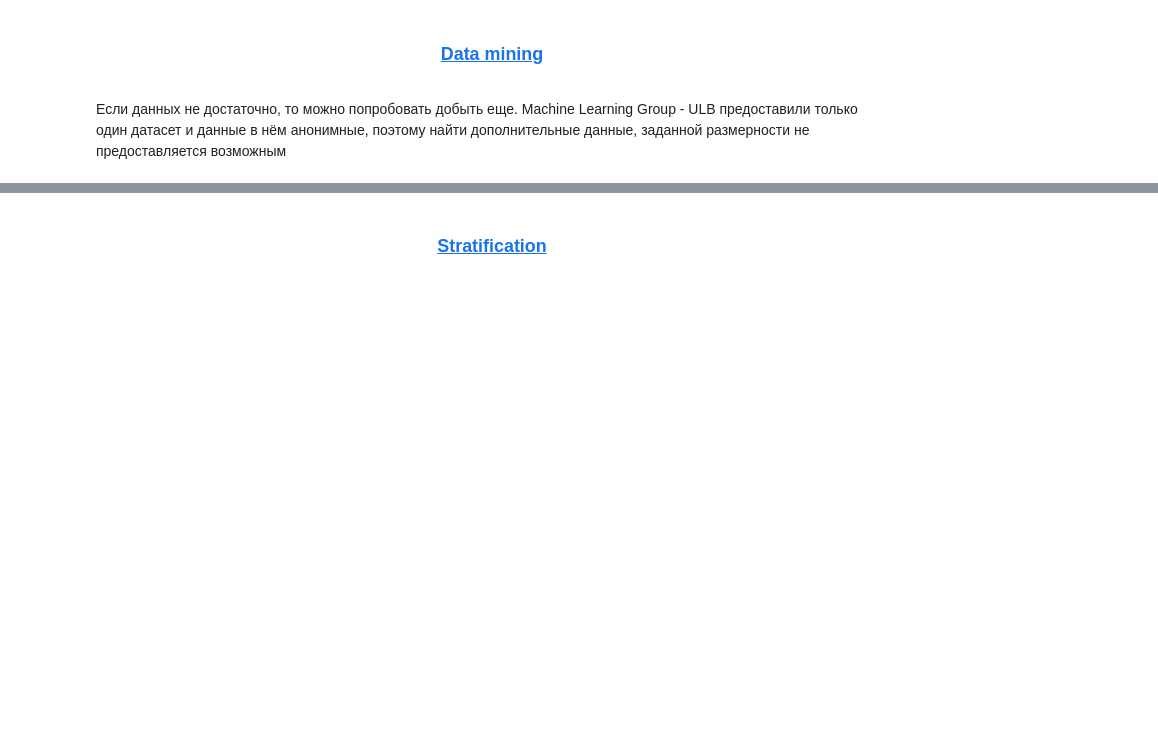
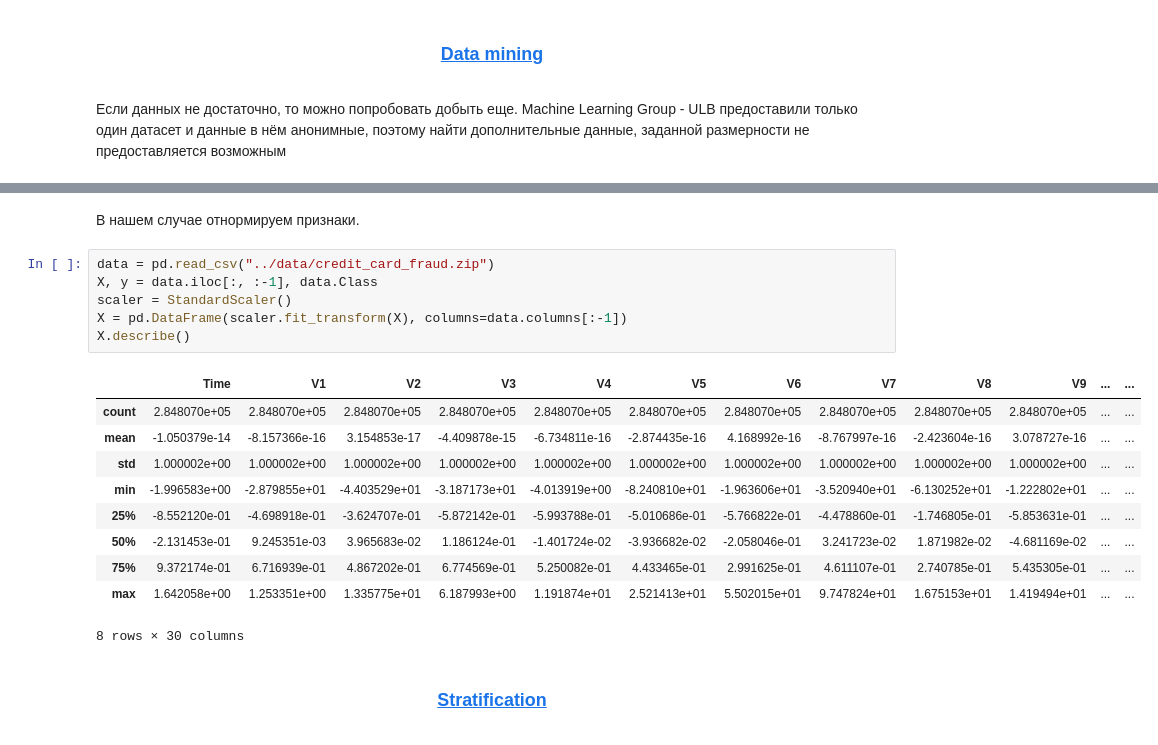
Before and after one commit to Kum4yk/2020_ml, a Jupyter notebook: task_2.unbalanced_classes/unbalanced classes.ipynb, the cells around one changed output, grey strips where cells are left out. Saved outputs shown, nothing was run; the diff lists cells and outputs as text; blank space fills up the shorter version.

```diff
--- a/task_2.unbalanced_classes/unbalanced classes.ipynb
+++ b/task_2.unbalanced_classes/unbalanced classes.ipynb
@@ -444,3 +453,22 @@ ___
+# %% [markdown]
+В нашем случае отнормируем признаки.
+# %%
+data = pd.read_csv("../data/credit_card_fraud.zip")
+X, y = data.iloc[:, :-1], data.Class
+scaler = StandardScaler()
+X = pd.DataFrame(scaler.fit_transform(X), columns=data.columns[:-1])
+X.describe()
+# %% [output]
+|  | Time | V1 | V2 | V3 | V4 | V5 | V6 | V7 | V8 | V9 | ... | ... |
+| count | 2.848070e+05 | 2.848070e+05 | 2.848070e+05 | 2.848070e+05 | 2.848070e+05 | 2.848070e+05 | 2.848070e+05 | 2.848070e+05 | 2.848070e+05 | 2.848070e+05 | ... | ... |
+| mean | -1.050379e-14 | -8.157366e-16 | 3.154853e-17 | -4.409878e-15 | -6.734811e-16 | -2.874435e-16 | 4.168992e-16 | -8.767997e-16 | -2.423604e-16 | 3.078727e-16 | ... | ... |
+| std | 1.000002e+00 | 1.000002e+00 | 1.000002e+00 | 1.000002e+00 | 1.000002e+00 | 1.000002e+00 | 1.000002e+00 | 1.000002e+00 | 1.000002e+00 | 1.000002e+00 | ... | ... |
+| min | -1.996583e+00 | -2.879855e+01 | -4.403529e+01 | -3.187173e+01 | -4.013919e+00 | -8.240810e+01 | -1.963606e+01 | -3.520940e+01 | -6.130252e+01 | -1.222802e+01 | ... | ... |
+| 25% | -8.552120e-01 | -4.698918e-01 | -3.624707e-01 | -5.872142e-01 | -5.993788e-01 | -5.010686e-01 | -5.766822e-01 | -4.478860e-01 | -1.746805e-01 | -5.853631e-01 | ... | ... |
+| 50% | -2.131453e-01 | 9.245351e-03 | 3.965683e-02 | 1.186124e-01 | -1.401724e-02 | -3.936682e-02 | -2.058046e-01 | 3.241723e-02 | 1.871982e-02 | -4.681169e-02 | ... | ... |
+| 75% | 9.372174e-01 | 6.716939e-01 | 4.867202e-01 | 6.774569e-01 | 5.250082e-01 | 4.433465e-01 | 2.991625e-01 | 4.611107e-01 | 2.740785e-01 | 5.435305e-01 | ... | ... |
+| max | 1.642058e+00 | 1.253351e+00 | 1.335775e+01 | 6.187993e+00 | 1.191874e+01 | 2.521413e+01 | 5.502015e+01 | 9.747824e+01 | 1.675153e+01 | 1.419494e+01 | ... | ... |
+8 rows × 30 columns
 # %% [markdown]
 <a id='14'></a><h3 align="center">[Stratification](#0)</h3>
 # %% [markdown]
```
Also changed, not shown: parts of 31 cells of this notebook.
